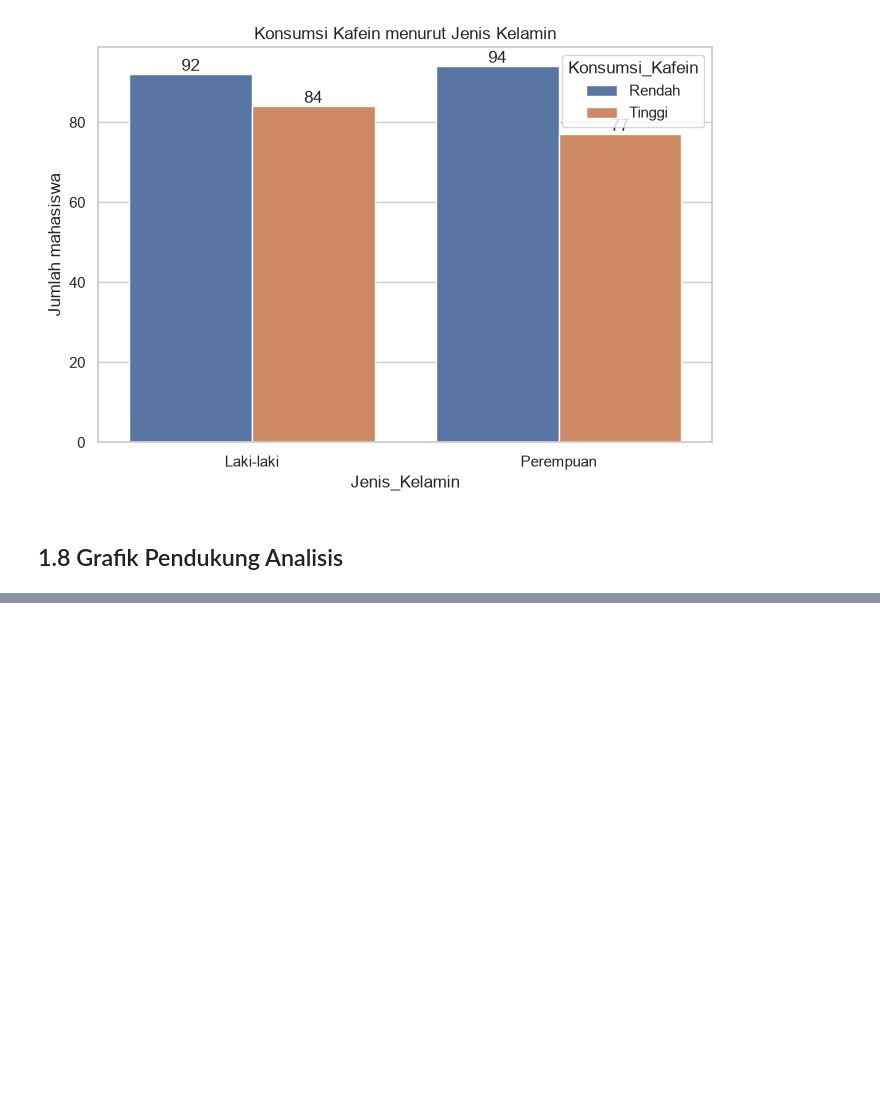
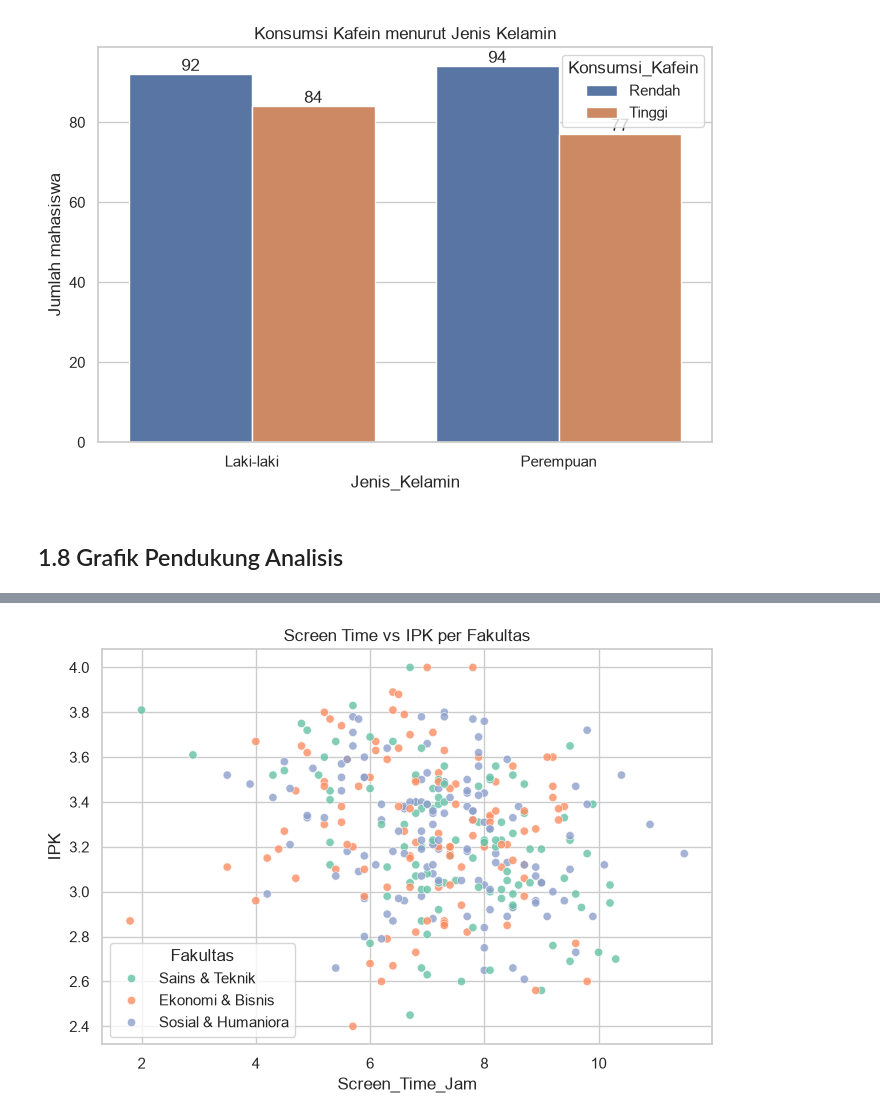
Before and after one commit to sabillahfikk-glitch/statprob-tugas5, a Jupyter notebook: project uas/.ipynb, the cells around one changed output, grey strips where cells are left out. Drawn from its saved outputs; the diff is of its cells as text; code cells hidden in the pictures; blank space fills up the shorter version.

```diff
--- a/project uas/.ipynb
+++ b/project uas/.ipynb
@@ -436,0 +458,10 @@ plt.show()
+# %%
+fig, ax = plt.subplots(figsize=(7, 5))
+sns.scatterplot(data=df, x="Screen_Time_Jam", y="IPK", hue="Fakultas",
+                palette="Set2", alpha=0.8, ax=ax)
+ax.set_title("Screen Time vs IPK per Fakultas")
+plt.tight_layout()
+plt.savefig(OUTPUT / "12_scatter_screentime_ipk.png", dpi=200, bbox_inches="tight")
+plt.show()
+# %% [output]
+[figure, added]
```
Also changed, not shown: parts of 4 cells of this notebook, 5 other files.
